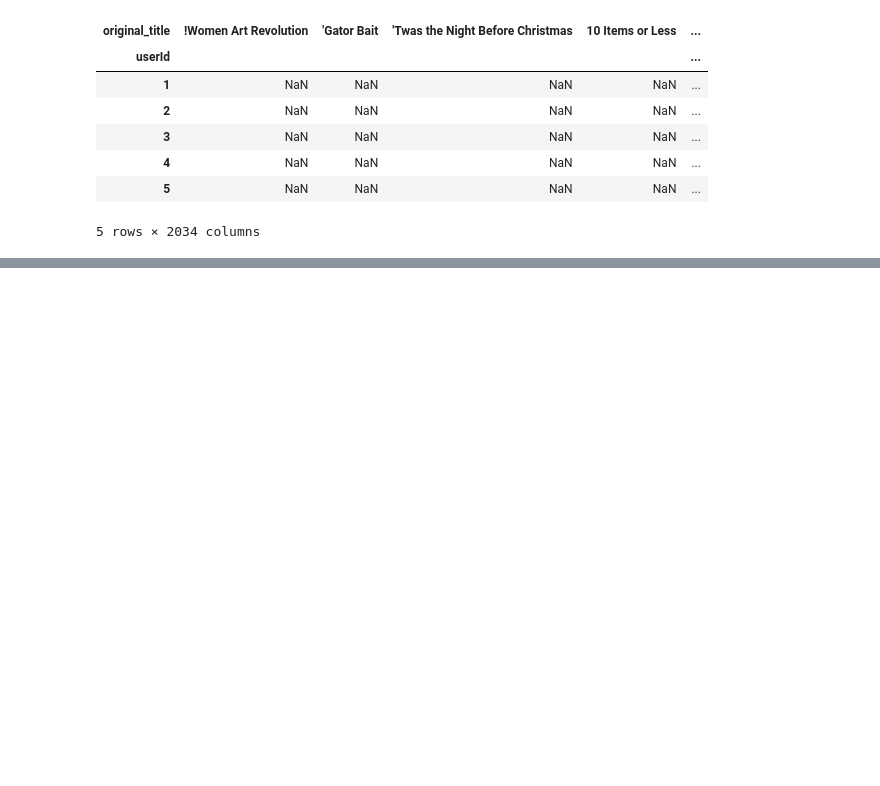
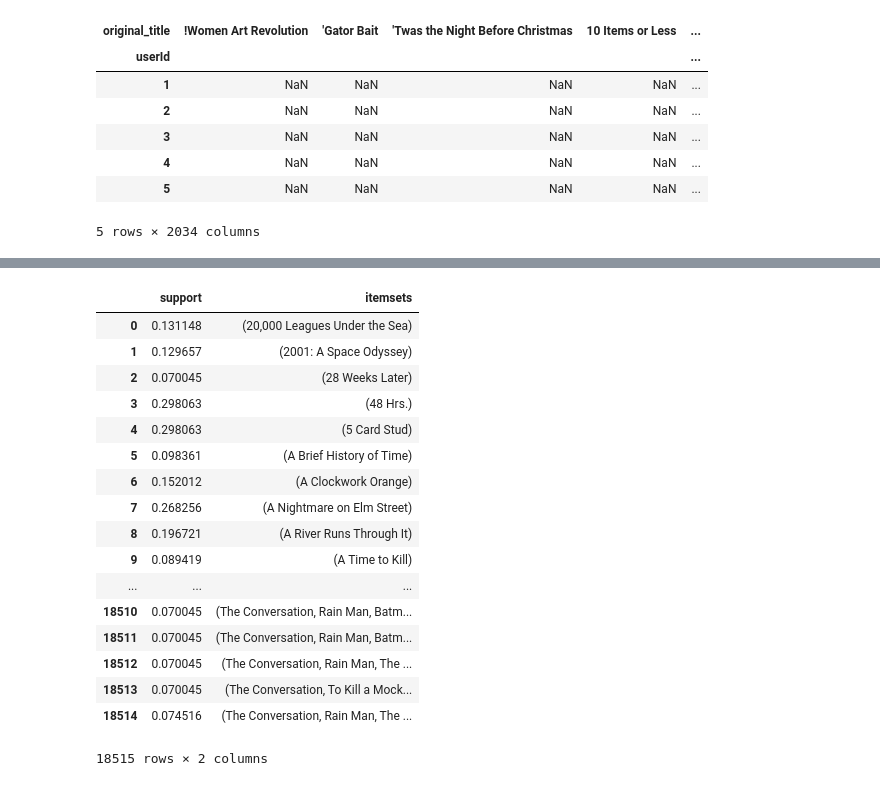
Before and after one commit to vkrit/fundamental-data-science-python, a Jupyter notebook: Workshop#11.ipynb, the cells around one changed output, grey strips where cells are left out. Cells and saved outputs as stored; diff of their text form; code cells hidden in the pictures; blank space fills up the shorter version.

```diff
--- a/Workshop#11.ipynb
+++ b/Workshop#11.ipynb
@@ -66,0 +65,21 @@ ValueError: The allowed values for a DataFrame are True, False, 0, 1. Found valu
+# %%
+frequent_itemsets
+# %% [output]
+|  | support | itemsets |
+| 0 | 0.131148 | (20,000 Leagues Under the Sea) |
+| 1 | 0.129657 | (2001: A Space Odyssey) |
+| 2 | 0.070045 | (28 Weeks Later) |
+| 3 | 0.298063 | (48 Hrs.) |
+| 4 | 0.298063 | (5 Card Stud) |
+| 5 | 0.098361 | (A Brief History of Time) |
+| 6 | 0.152012 | (A Clockwork Orange) |
+| 7 | 0.268256 | (A Nightmare on Elm Street) |
+| 8 | 0.196721 | (A River Runs Through It) |
+| 9 | 0.089419 | (A Time to Kill) |
+| ... | ... | ... |
+| 18510 | 0.070045 | (The Conversation, Rain Man, Batm... |
+| 18511 | 0.070045 | (The Conversation, Rain Man, Batm... |
+| 18512 | 0.070045 | (The Conversation, Rain Man, The ... |
+| 18513 | 0.070045 | (The Conversation, To Kill a Mock... |
+| 18514 | 0.074516 | (The Conversation, Rain Man, The ... |
+18515 rows × 2 columns
```
Also changed, not shown: parts of 5 cells of this notebook.
